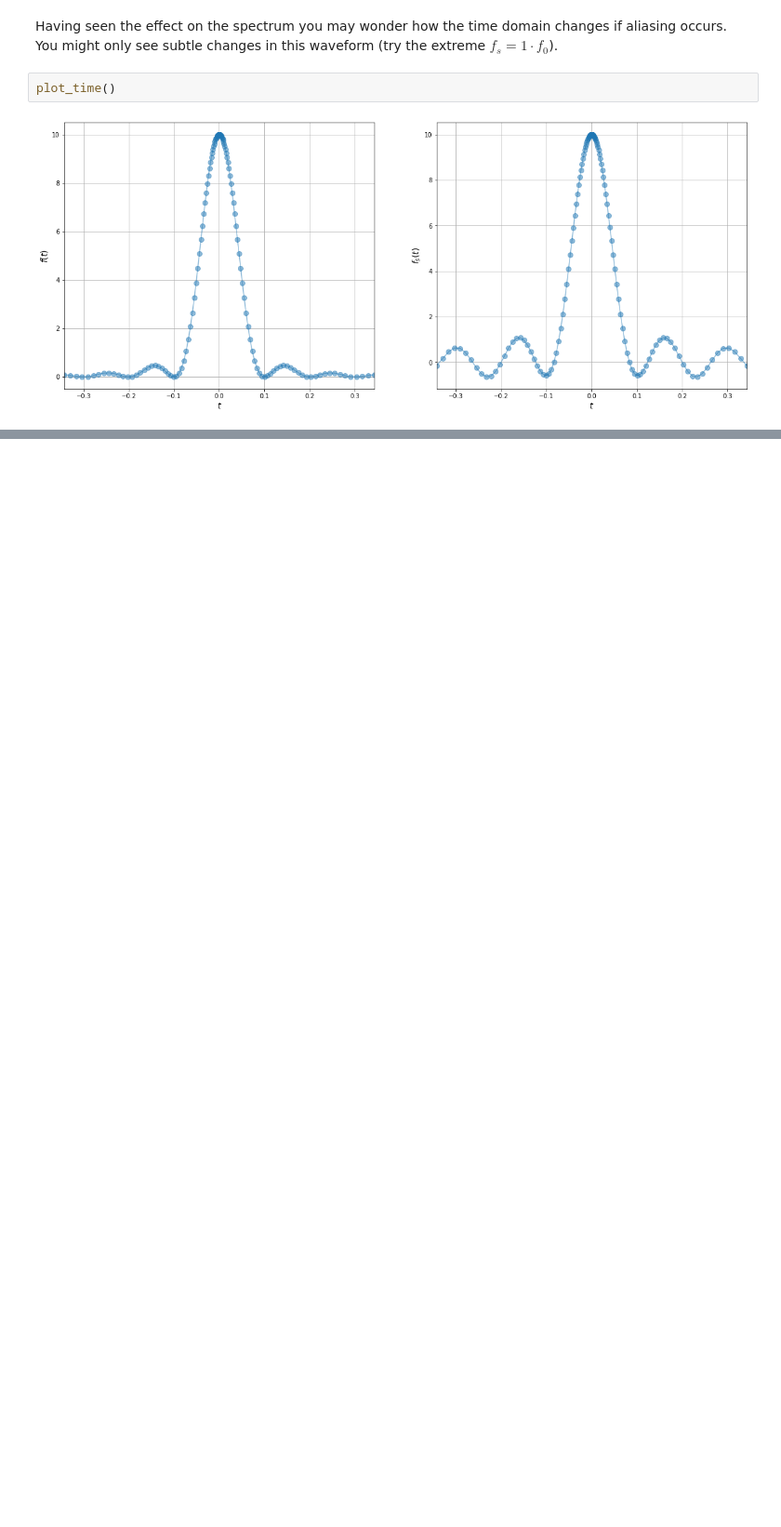
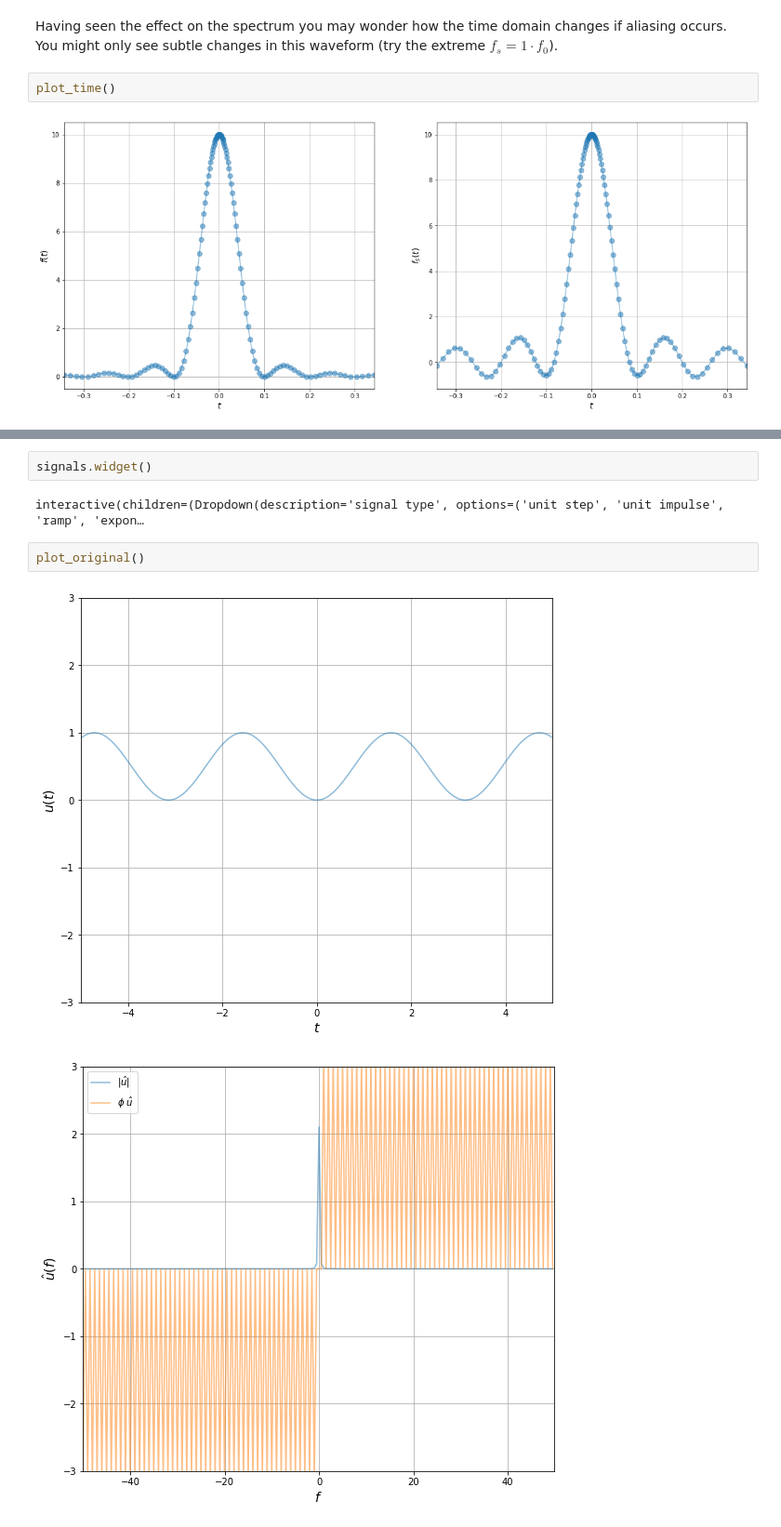
Before and after one commit to huesseol/DSSP-Illustrations, a Jupyter notebook: Sampling_Theorem.ipynb, the cells around one changed output, grey strips where cells are left out. Shown at 93% size. Drawn from its saved outputs; the diff is of its cells as text; blank space fills up the shorter version.

```diff
--- a/Sampling_Theorem.ipynb
+++ b/Sampling_Theorem.ipynb
@@ -119,0 +271,9 @@ plot_time()
+# %%
+signals.widget()
+# %% [output]
+interactive(children=(Dropdown(description='signal type', options=('unit step', 'unit impulse', 'ramp', 'expon…
+# %%
+plot_original()
+# %% [output]
+[figure, added]
+[figure, added]
```
Also changed, not shown: parts of 7 cells of this notebook.
